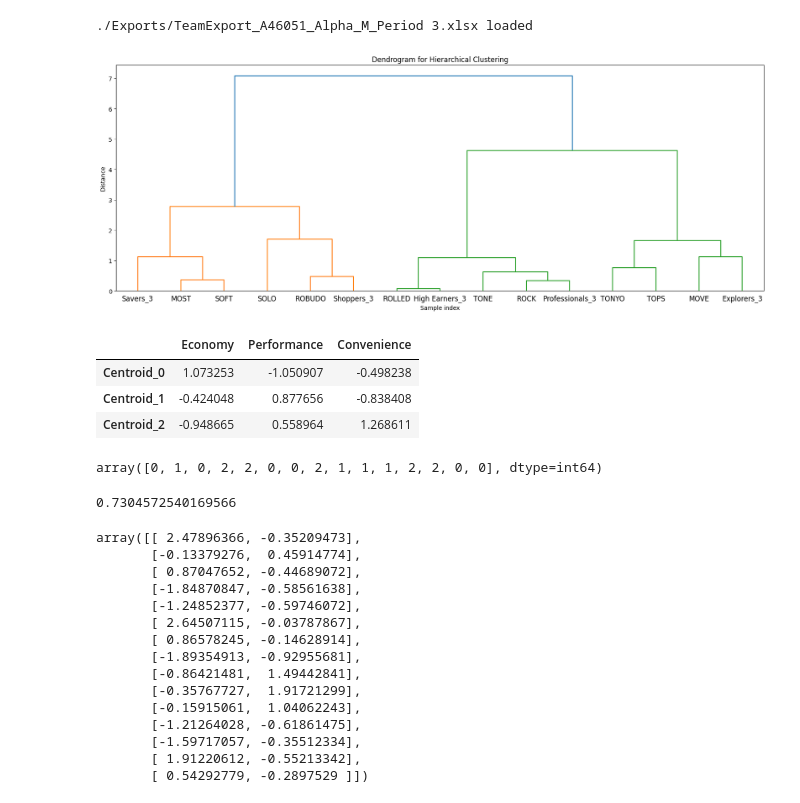
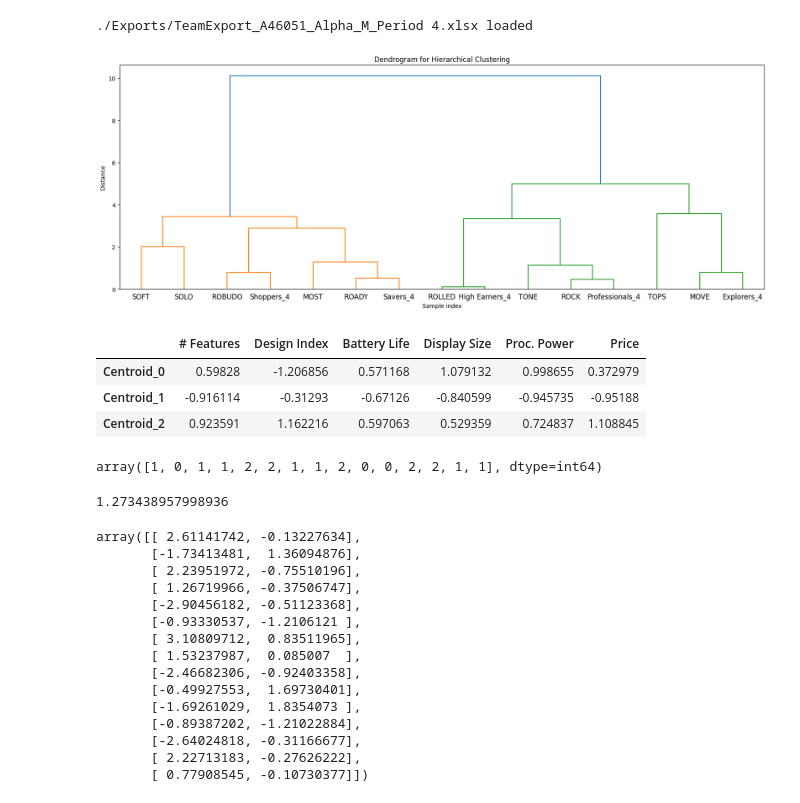
Before and after one commit to FedericoCortesi/Markstrat, a Jupyter notebook: clustering.ipynb, the cells around one changed output. Drawn from its saved outputs; the diff is of its cells as text; code cells hidden in the pictures.

```diff
--- a/clustering.ipynb
+++ b/clustering.ipynb
@@ -1,55 +1,55 @@
 # %%
 from Clustering import HierarchicalClustering
 from Brands import Sonites
 
 son = Sonites()
 #df_comprehensive_feat = son.obtain_comprehensive_df_features()
 #df_comprehensive_feat
 #data = df_comprehensive_feat
 
-df_comprehensive = son.get_comprehensive_df_mds()
+df_comprehensive = son.get_comprehensive_df_semantic()
 df_comprehensive
 data = df_comprehensive
 hc = HierarchicalClustering(data, n_clusters=3, linkage_method='ward', scale_data=True)
 
 hc.plot_dendrogram()
 # %% [output]
-./Exports/TeamExport_A46051_Alpha_M_Period 3.xlsx loaded
+./Exports/TeamExport_A46051_Alpha_M_Period 4.xlsx loaded
-[figure, old version]
+[figure, new version]
 # %%
 centroids = hc.get_cluster_centroids()
 centroids
 # %% [output]
-|  | Economy | Performance | Convenience |
-| Centroid_0 | 1.073253 | -1.050907 | -0.498238 |
-| Centroid_1 | -0.424048 | 0.877656 | -0.838408 |
-| Centroid_2 | -0.948665 | 0.558964 | 1.268611 |
+|  | # Features | Design Index | Battery Life | Display Size | Proc. Power | Price |
+| Centroid_0 | 0.59828 | -1.206856 | 0.571168 | 1.079132 | 0.998655 | 0.372979 |
+| Centroid_1 | -0.916114 | -0.31293 | -0.67126 | -0.840599 | -0.945735 | -0.95188 |
+| Centroid_2 | 0.923591 | 1.162216 | 0.597063 | 0.529359 | 0.724837 | 1.108845 |
 # %%
 hc.clusters_labels
 # %% [output]
-array([0, 1, 0, 2, 2, 0, 0, 2, 1, 1, 1, 2, 2, 0, 0], dtype=int64)
+array([1, 0, 1, 1, 2, 2, 1, 1, 2, 0, 0, 2, 2, 1, 1], dtype=int64)
 # %%
 hc.compute_wcd()
 # %% [output]
-0.7304572540169566
+1.273438957998936
 # %%
 hc.get_pca_components()
 # %% [output]
-array([[ 2.47896366, -0.35209473],
-       [-0.13379276,  0.45914774],
-       [ 0.87047652, -0.44689072],
-       [-1.84870847, -0.58561638],
-       [-1.24852377, -0.59746072],
-       [ 2.64507115, -0.03787867],
-       [ 0.86578245, -0.14628914],
-       [-1.89354913, -0.92955681],
-       [-0.86421481,  1.49442841],
-       [-0.35767727,  1.91721299],
-       [-0.15915061,  1.04062243],
-       [-1.21264028, -0.61861475],
-       [-1.59717057, -0.35512334],
-       [ 1.91220612, -0.55213342],
-       [ 0.54292779, -0.2897529 ]])
+array([[ 2.61141742, -0.13227634],
+       [-1.73413481,  1.36094876],
+       [ 2.23951972, -0.75510196],
+       [ 1.26719966, -0.37506747],
+       [-2.90456182, -0.51123368],
+       [-0.93330537, -1.2106121 ],
+       [ 3.10809712,  0.83511965],
+       [ 1.53237987,  0.085007  ],
+       [-2.46682306, -0.92403358],
+       [-0.49927553,  1.69730401],
+       [-1.69261029,  1.8354073 ],
+       [-0.89387202, -1.21022884],
+       [-2.64024818, -0.31166677],
+       [ 2.22713183, -0.27626222],
+       [ 0.77908545, -0.10730377]])
 # %%
 hc.plot_scatter(size=(15,10))
 # %% [output]
```
Also changed, not shown: parts of 2 cells of this notebook, 10 other files.
